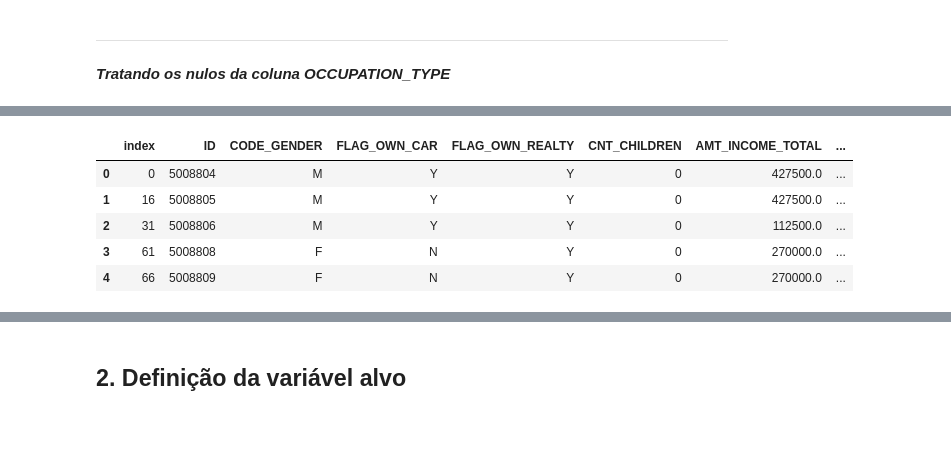
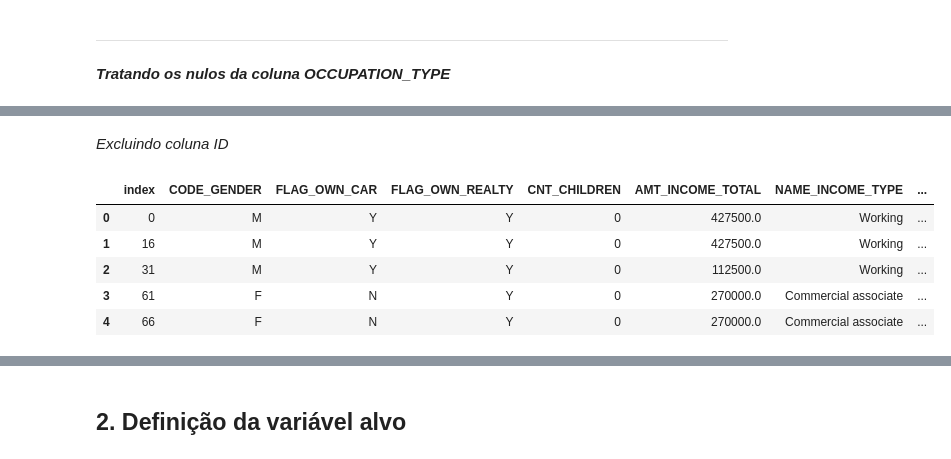
Before and after one commit to dianafismed/postech-tech-challenge-fase2, a Jupyter notebook: notebooks/02_preprocessamento.ipynb, the cells around one changed output, grey strips where cells are left out. Cells and saved outputs as stored; diff of their text form; code cells hidden in the pictures; blank space fills up the shorter version.

```diff
--- a/notebooks/02_preprocessamento.ipynb
+++ b/notebooks/02_preprocessamento.ipynb
@@ -98,12 +107,14 @@ df.head()
+# %% [markdown]
+*Excluindo coluna ID*
 # %%
-# Removendo os valores duplicados
-df.drop_duplicates(inplace=True)
+#df = df.set_index('ID')
+df.drop(columns='ID', inplace=True, )
 df.reset_index(inplace=True)
 df.head()
 # %% [output]
-|  | index | ID | CODE_GENDER | FLAG_OWN_CAR | FLAG_OWN_REALTY | CNT_CHILDREN | AMT_INCOME_TOTAL | ... |
-| 0 | 0 | 5008804 | M | Y | Y | 0 | 427500.0 | ... |
-| 1 | 16 | 5008805 | M | Y | Y | 0 | 427500.0 | ... |
-| 2 | 31 | 5008806 | M | Y | Y | 0 | 112500.0 | ... |
-| 3 | 61 | 5008808 | F | N | Y | 0 | 270000.0 | ... |
-| 4 | 66 | 5008809 | F | N | Y | 0 | 270000.0 | ... |
+|  | index | CODE_GENDER | FLAG_OWN_CAR | FLAG_OWN_REALTY | CNT_CHILDREN | AMT_INCOME_TOTAL | NAME_INCOME_TYPE | ... |
+| 0 | 0 | M | Y | Y | 0 | 427500.0 | Working | ... |
+| 1 | 16 | M | Y | Y | 0 | 427500.0 | Working | ... |
+| 2 | 31 | M | Y | Y | 0 | 112500.0 | Working | ... |
+| 3 | 61 | F | N | Y | 0 | 270000.0 | Commercial associate | ... |
+| 4 | 66 | F | N | Y | 0 | 270000.0 | Commercial associate | ... |
```
Also changed, not shown: parts of 35 cells of this notebook, 1 other file.
